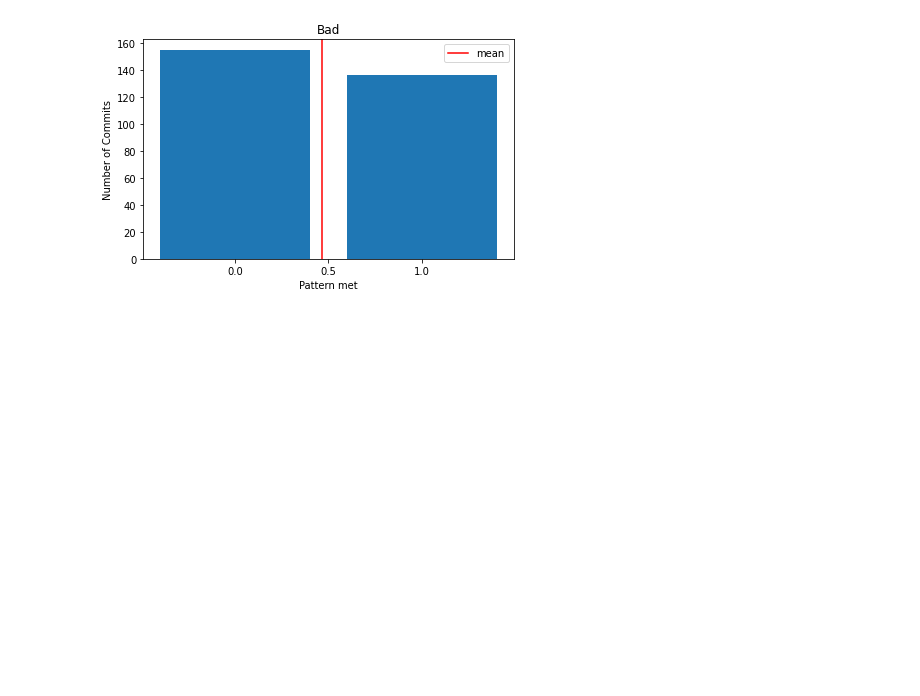
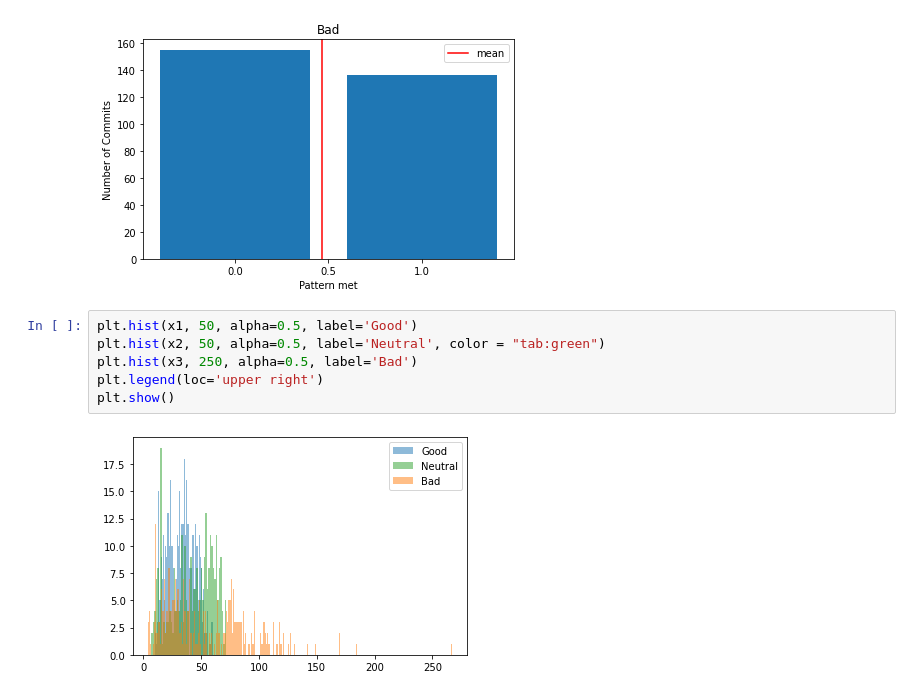
Before and after one commit to jeankhechfe/commit-quality, a Jupyter notebook: jupyter_notebook/distribution_charts(message-only-features)(new labeling).ipynb, the cells around one changed output. Cells and saved outputs as stored; diff of their text form; blank space fills up the shorter version.

```diff
--- a/jupyter_notebook/distribution_charts(message-only-features)(new labeling).ipynb
+++ b/jupyter_notebook/distribution_charts(message-only-features)(new labeling).ipynb
@@ -81,3 +68,11 @@ drow_histogram_2(x3, 'Bad')
 [figure]
 [figure]
 [figure]
+# %%
+plt.hist(x1, 50, alpha=0.5, label='Good')
+plt.hist(x2, 50, alpha=0.5, label='Neutral', color = "tab:green")
+plt.hist(x3, 250, alpha=0.5, label='Bad')
+plt.legend(loc='upper right')
+plt.show()
+# %% [output]
+[figure, added]
```
Also changed, not shown: parts of 6 cells of this notebook.
